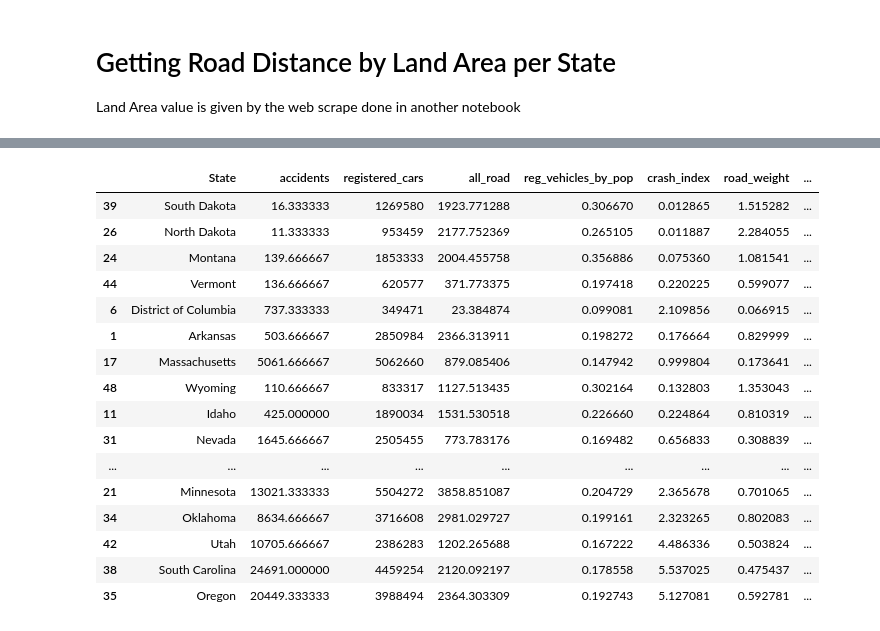
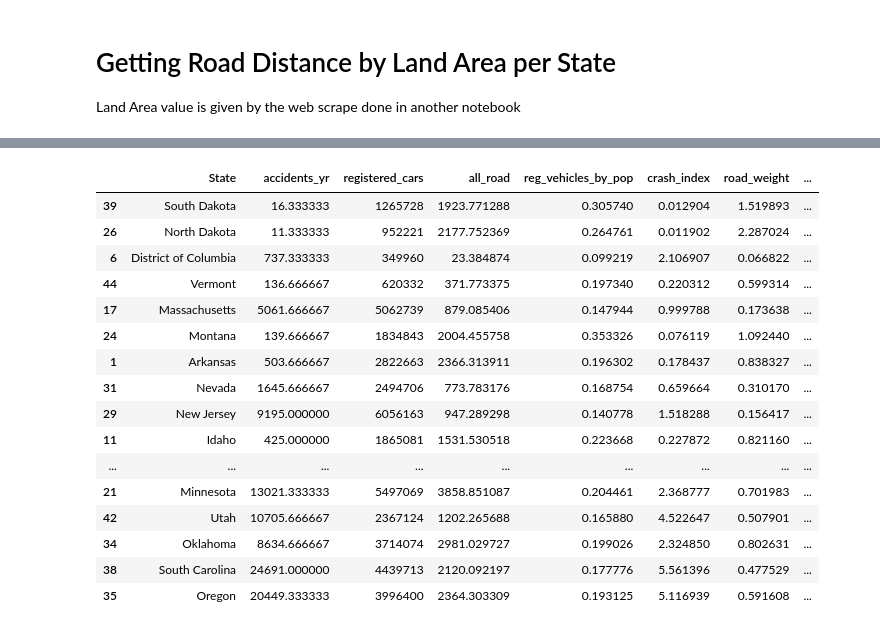
Before and after one commit to smyoung88/DA_G2_Final_Project, a Jupyter notebook: Vellios/StateGrouped_Dataset_Accidents-Cars-Pop-Land-Blue-Weed.ipynb, the cells around one changed output, grey strips where cells are left out. Cells and saved outputs as stored; diff of their text form; code cells hidden in the pictures.

```diff
--- a/Vellios/StateGrouped_Dataset_Accidents-Cars-Pop-Land-Blue-Weed.ipynb
+++ b/Vellios/StateGrouped_Dataset_Accidents-Cars-Pop-Land-Blue-Weed.ipynb
@@ -510,5 +580,4 @@ blue_df
 # %%
 index_by_state = index_by_state.merge(blue_df, how = 'left', on = 'State')
-index_by_state['blueLaws'] = index_by_state['blueLaws'].fillna(0).apply(lambda x: int(x))
 index_by_state
 # %% [output]
@@ -660,3 +719,9 @@ index_by_state[index_cols].head()
+# %%
+index_by_state['TotalCrashes_2017-2019'] = (index_by_state['CrashCount_2017'] + index_by_state['CrashCount_2018'] + index_by_state['CrashCount_2019'])
+index_by_state['TotalRegisteredVehicles_2017-2019'] = (index_by_state['RegisteredVehicles_2017'] + index_by_state['RegisteredVehicles_2018'] + index_by_state['RegisteredVehicles_2018'])
+# %%
+index_by_state['Avg_Crashes_Yr'] = index_by_state['TotalCrashes_2017-2019'] / 3
+index_by_state['Avg_Registration_Yr'] = index_by_state['TotalRegisteredVehicles_2017-2019'] / 3
 # %% [markdown]
 # Getting Total Road Distance
 # %%
@@ -676,8 +732,8 @@ Land Area value is given by the web scrape done in another notebook
 # %%
 testing = pd.DataFrame()
 testing['State'] = index_by_state['State']
-testing['accidents'] = index_by_state['Crash_Count_YAvg']
-testing['registered_cars'] = index_by_state['Registered_Vehicles_Avg']
+testing['accidents_yr'] = index_by_state['Avg_Crashes_Yr']
+testing['registered_cars'] = index_by_state['Avg_Registration_Yr']
 testing['land'] = index_by_state['LandArea_SqMi']
 testing['all_road'] = index_by_state['total_road_distance']
 testing['total_road_by_land'] = index_by_state['total_road_distance'] / index_by_state['LandArea_SqMi']
@@ -722,34 +776,34 @@ import math
 # %%
 non_interstate_roads = index_by_state['sum_highway_distance'] + index_by_state['sum_other_distance']
 testing['registered_cars'] = testing['registered_cars'].apply(lambda x: round(x))
 # creating a crash index by state - avg number of accidents per year by number of registered cars - the lower the number, the more infrequent accidents are per driver
-testing['crash_index'] = (testing['accidents'] / testing['registered_cars']) * 1000
+testing['crash_index'] = (testing['accidents_yr'] / testing['registered_cars']) * 1000
 
 # creating a road weight by cars registered per state - the higher the number, the more roadway is available per registered vehicle, small numbers are dense overpopulated areas
 testing['road_weight'] = ((testing['all_road'] / testing['registered_cars'])) * 1000
 
 #weighted_crash_index
-testing['crash_index_weighted'] = testing['crash_index'] * (non_interstate_roads / testing['registered_cars']) * 1000
+testing['crash_index_weighted'] = (testing['crash_index'] * (index_by_state['sum_other_distance'] / testing['registered_cars']) * 1000) * testing['reg_vehicles_by_pop']
 
-testing[['State','accidents','registered_cars','all_road','reg_vehicles_by_pop','crash_index','road_weight','crash_index_weighted','danger']].sort_values('crash_index_weighted')
+testing[['State','accidents_yr','registered_cars','all_road','reg_vehicles_by_pop','crash_index','road_weight','crash_index_weighted','danger']].sort_values('crash_index_weighted')
 # %% [output]
-|  | State | accidents | registered_cars | all_road | reg_vehicles_by_pop | crash_index | road_weight | ... |
-| 39 | South Dakota | 16.333333 | 1269580 | 1923.771288 | 0.306670 | 0.012865 | 1.515282 | ... |
-| 26 | North Dakota | 11.333333 | 953459 | 2177.752369 | 0.265105 | 0.011887 | 2.284055 | ... |
-| 24 | Montana | 139.666667 | 1853333 | 2004.455758 | 0.356886 | 0.075360 | 1.081541 | ... |
-| 44 | Vermont | 136.666667 | 620577 | 371.773375 | 0.197418 | 0.220225 | 0.599077 | ... |
-| 6 | District of Columbia | 737.333333 | 349471 | 23.384874 | 0.099081 | 2.109856 | 0.066915 | ... |
-| 1 | Arkansas | 503.666667 | 2850984 | 2366.313911 | 0.198272 | 0.176664 | 0.829999 | ... |
-| 17 | Massachusetts | 5061.666667 | 5062660 | 879.085406 | 0.147942 | 0.999804 | 0.173641 | ... |
-| 48 | Wyoming | 110.666667 | 833317 | 1127.513435 | 0.302164 | 0.132803 | 1.353043 | ... |
-| 11 | Idaho | 425.000000 | 1890034 | 1531.530518 | 0.226660 | 0.224864 | 0.810319 | ... |
-| 31 | Nevada | 1645.666667 | 2505455 | 773.783176 | 0.169482 | 0.656833 | 0.308839 | ... |
+|  | State | accidents_yr | registered_cars | all_road | reg_vehicles_by_pop | crash_index | road_weight | ... |
+| 39 | South Dakota | 16.333333 | 1265728 | 1923.771288 | 0.305740 | 0.012904 | 1.519893 | ... |
+| 26 | North Dakota | 11.333333 | 952221 | 2177.752369 | 0.264761 | 0.011902 | 2.287024 | ... |
+| 6 | District of Columbia | 737.333333 | 349960 | 23.384874 | 0.099219 | 2.106907 | 0.066822 | ... |
+| 44 | Vermont | 136.666667 | 620332 | 371.773375 | 0.197340 | 0.220312 | 0.599314 | ... |
+| 17 | Massachusetts | 5061.666667 | 5062739 | 879.085406 | 0.147944 | 0.999788 | 0.173638 | ... |
+| 24 | Montana | 139.666667 | 1834843 | 2004.455758 | 0.353326 | 0.076119 | 1.092440 | ... |
+| 1 | Arkansas | 503.666667 | 2822663 | 2366.313911 | 0.196302 | 0.178437 | 0.838327 | ... |
+| 31 | Nevada | 1645.666667 | 2494706 | 773.783176 | 0.168754 | 0.659664 | 0.310170 | ... |
+| 29 | New Jersey | 9195.000000 | 6056163 | 947.289298 | 0.140778 | 1.518288 | 0.156417 | ... |
+| 11 | Idaho | 425.000000 | 1865081 | 1531.530518 | 0.223668 | 0.227872 | 0.821160 | ... |
 | ... | ... | ... | ... | ... | ... | ... | ... | ... |
-| 21 | Minnesota | 13021.333333 | 5504272 | 3858.851087 | 0.204729 | 2.365678 | 0.701065 | ... |
-| 34 | Oklahoma | 8634.666667 | 3716608 | 2981.029727 | 0.199161 | 2.323265 | 0.802083 | ... |
-| 42 | Utah | 10705.666667 | 2386283 | 1202.265688 | 0.167222 | 4.486336 | 0.503824 | ... |
-| 38 | South Carolina | 24691.000000 | 4459254 | 2120.092197 | 0.178558 | 5.537025 | 0.475437 | ... |
-| 35 | Oregon | 20449.333333 | 3988494 | 2364.303309 | 0.192743 | 5.127081 | 0.592781 | ... |
+| 21 | Minnesota | 13021.333333 | 5497069 | 3858.851087 | 0.204461 | 2.368777 | 0.701983 | ... |
+| 42 | Utah | 10705.666667 | 2367124 | 1202.265688 | 0.165880 | 4.522647 | 0.507901 | ... |
+| 34 | Oklahoma | 8634.666667 | 3714074 | 2981.029727 | 0.199026 | 2.324850 | 0.802631 | ... |
+| 38 | South Carolina | 24691.000000 | 4439713 | 2120.092197 | 0.177776 | 5.561396 | 0.477529 | ... |
+| 35 | Oregon | 20449.333333 | 3996400 | 2364.303309 | 0.193125 | 5.116939 | 0.591608 | ... |
 # %%
 testing['crash_index_weighted'].plot.density()
 # %% [output]
```
Also changed, not shown: parts of 32 cells of this notebook, 1 other file.
